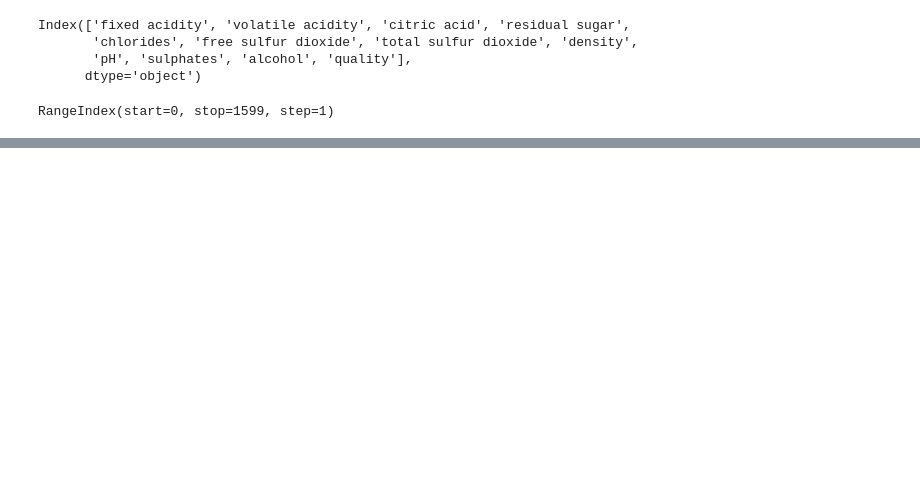
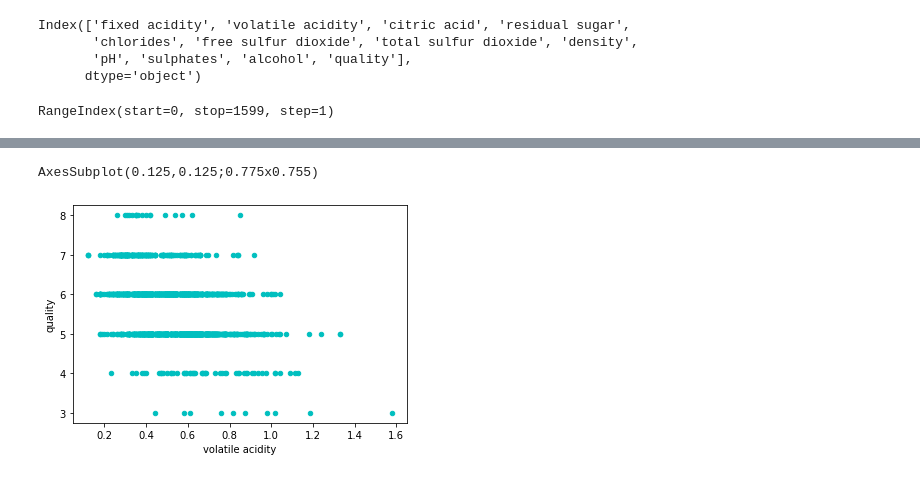
Before and after one commit to ygcha/DH150, a Jupyter notebook: Final Project/Assignment5.ipynb, the cells around one changed output, grey strips where cells are left out. Cells and saved outputs as stored; diff of their text form; code cells hidden in the pictures; blank space fills up the shorter version.

```diff
--- a/Final Project/Assignment5.ipynb
+++ b/Final Project/Assignment5.ipynb
@@ -45,0 +129,7 @@ Name: quality, dtype: int64
+# %%
+# volatile acidity
+volatileacidity = redwine.plot(kind='scatter', x='volatile acidity', y='quality', color='c')
+print(volatileacidity)
+# %% [output]
+AxesSubplot(0.125,0.125;0.775x0.755)
+[figure, added]
```
Also changed, not shown: parts of 36 cells of this notebook.
